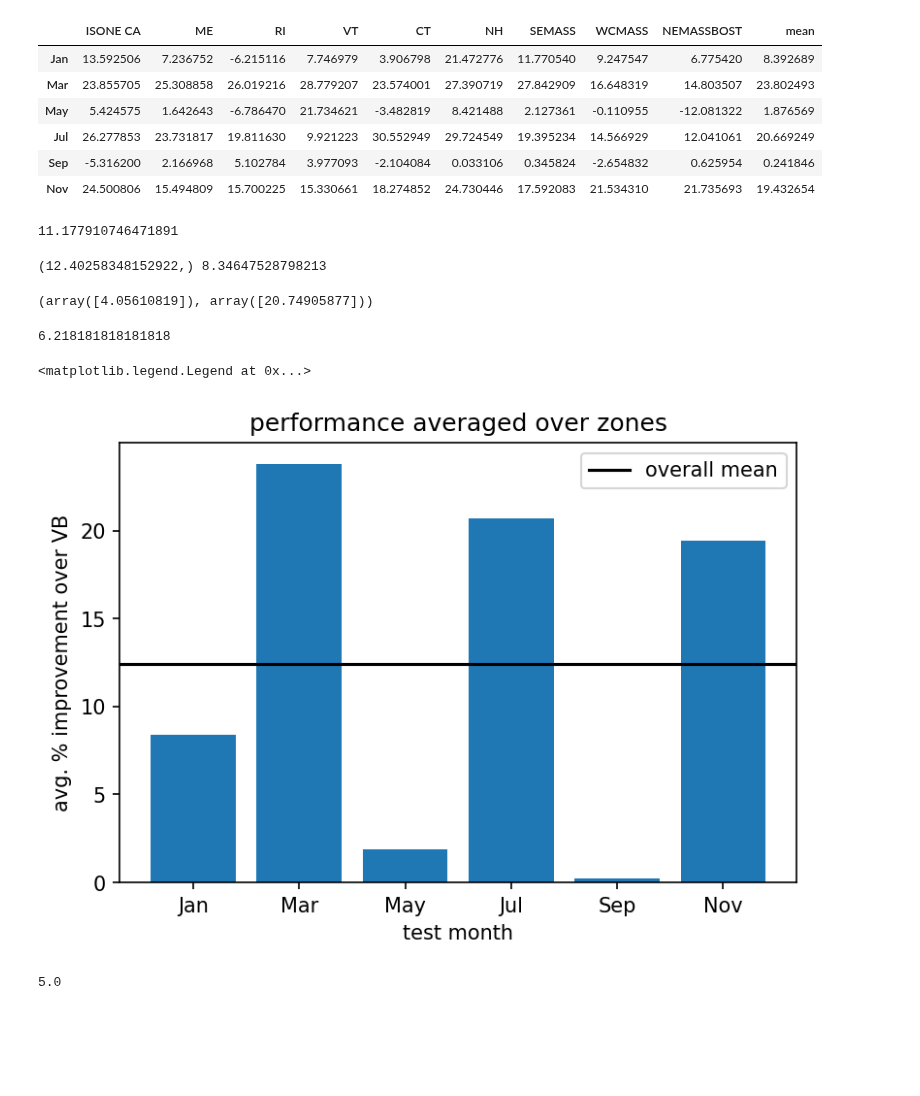
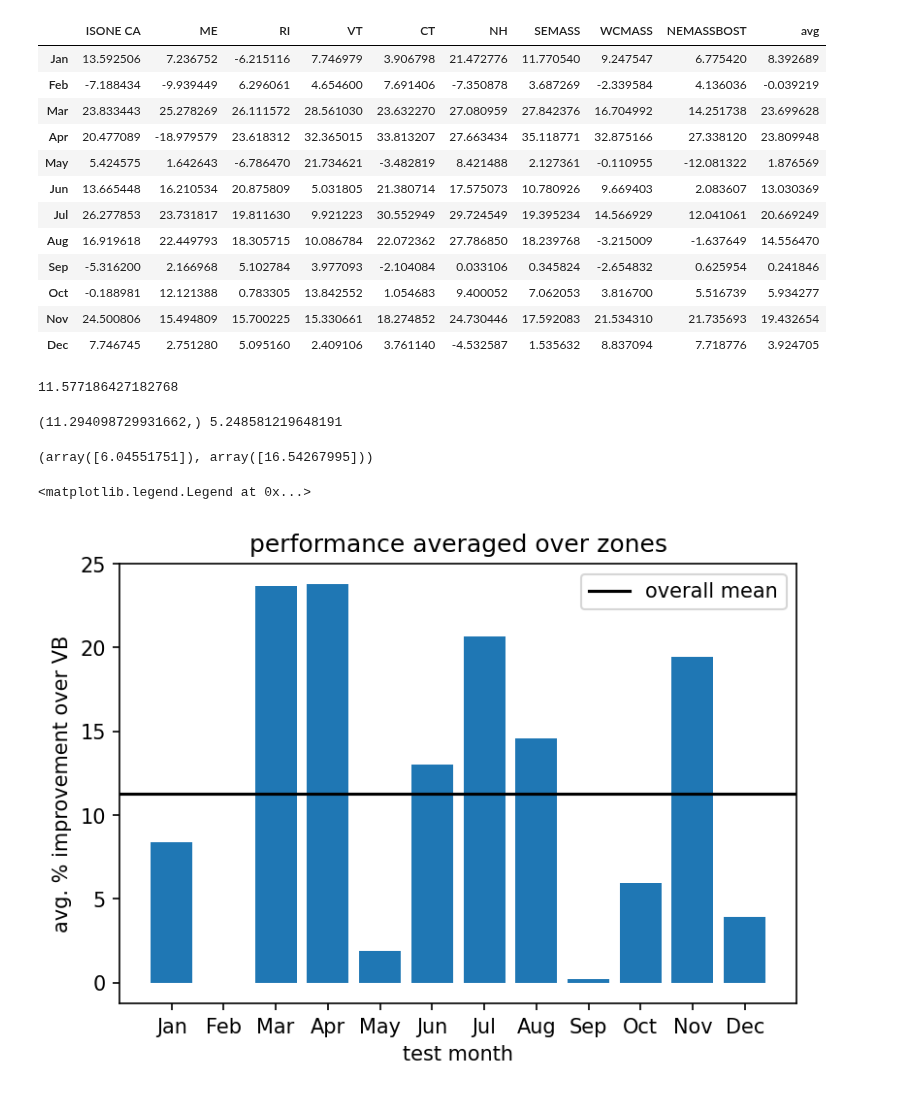
Before and after one commit to AlexTMallen/koopman-forecasting, a Jupyter notebook: figures.ipynb, the cells around one changed output. Drawn from its saved outputs; the diff is of its cells as text; code cells hidden in the pictures; blank space fills up the shorter version.

Commit message:
all 12 months vanilla comparison

```diff
--- a/figures.ipynb
+++ b/figures.ipynb
@@ -13,6 +18,9 @@ zones = ['ISONE CA', 'ME', 'RI', 'VT', 'CT', 'NH', 'SEMASS', 'WCMASS', 'NEMASSBO
 
 test_z_scores_dict = dict()
 test_z_scores = []
+
+z_scores_dict = dict()
+z_scores = []
 
 relative_perfs = pd.DataFrame()
 relative = []
@@ -27,54 +35,55 @@ for fname in os.listdir(folder):
         month = fname[12:15]
         test_z_scores_dict[month] = np.load(os.path.join(folder, fname))
         test_z_scores.extend((test_z_scores_dict[month][:, :, 0][0]).tolist())
+    elif fname.endswith("z_scores.npy"):
+        month = fname[12:15]
+        z_scores_dict[month] = np.load(os.path.join(folder, fname))
+        z_scores.extend((z_scores_dict[month][:, :, 0][0]).tolist())
 relative_perfs.index = ['ISONE CA', 'ME', 'RI', 'VT', 'CT', 'NH', 'SEMASS', 'WCMASS', 'NEMASSBOST']
 relative_perfs = relative_perfs.T
-relative_perfs = relative_perfs.loc[["Jan", "Mar", "May", "Jul", "Sep", "Nov"]]
+relative_perfs = relative_perfs.loc[["Jan", "Feb", "Mar", "Apr", "May", "Jun", "Jul", "Aug", "Sep", "Oct", "Nov", "Dec"]]
 # %%
-relative_perfs["mean"] = relative_perfs.mean(axis=1)
+relative_perfs["avg"] = relative_perfs.mean(axis=1)
 relative_perfs
 # %% [output]
-|  | ISONE CA | ME | RI | VT | CT | NH | SEMASS | WCMASS | NEMASSBOST | mean |
+|  | ISONE CA | ME | RI | VT | CT | NH | SEMASS | WCMASS | NEMASSBOST | avg |
 | Jan | 13.592506 | 7.236752 | -6.215116 | 7.746979 | 3.906798 | 21.472776 | 11.770540 | 9.247547 | 6.775420 | 8.392689 |
-| Mar | 23.855705 | 25.308858 | 26.019216 | 28.779207 | 23.574001 | 27.390719 | 27.842909 | 16.648319 | 14.803507 | 23.802493 |
+| Feb | -7.188434 | -9.939449 | 6.296061 | 4.654600 | 7.691406 | -7.350878 | 3.687269 | -2.339584 | 4.136036 | -0.039219 |
+| Mar | 23.833443 | 25.278269 | 26.111572 | 28.561030 | 23.632270 | 27.080959 | 27.842376 | 16.704992 | 14.251738 | 23.699628 |
+| Apr | 20.477089 | -18.979579 | 23.618312 | 32.365015 | 33.813207 | 27.663434 | 35.118771 | 32.875166 | 27.338120 | 23.809948 |
 | May | 5.424575 | 1.642643 | -6.786470 | 21.734621 | -3.482819 | 8.421488 | 2.127361 | -0.110955 | -12.081322 | 1.876569 |
+| Jun | 13.665448 | 16.210534 | 20.875809 | 5.031805 | 21.380714 | 17.575073 | 10.780926 | 9.669403 | 2.083607 | 13.030369 |
 | Jul | 26.277853 | 23.731817 | 19.811630 | 9.921223 | 30.552949 | 29.724549 | 19.395234 | 14.566929 | 12.041061 | 20.669249 |
+| Aug | 16.919618 | 22.449793 | 18.305715 | 10.086784 | 22.072362 | 27.786850 | 18.239768 | -3.215009 | -1.637649 | 14.556470 |
 | Sep | -5.316200 | 2.166968 | 5.102784 | 3.977093 | -2.104084 | 0.033106 | 0.345824 | -2.654832 | 0.625954 | 0.241846 |
+| Oct | -0.188981 | 12.121388 | 0.783305 | 13.842552 | 1.054683 | 9.400052 | 7.062053 | 3.816700 | 5.516739 | 5.934277 |
 | Nov | 24.500806 | 15.494809 | 15.700225 | 15.330661 | 18.274852 | 24.730446 | 17.592083 | 21.534310 | 21.735693 | 19.432654 |
+| Dec | 7.746745 | 2.751280 | 5.095160 | 2.409106 | 3.761140 | -4.532587 | 1.535632 | 8.837094 | 7.718776 | 3.924705 |
 # %%
 np.std(relative)
 # %% [output]
-11.177910746471891
+11.577186427182768
 # %%
 # 95\% confidence interval (not accurate, these samples are not independent). We assume that the 6 months we tested on (every other month) are representative
 # of our overall performance on the 6 rounds of GEFCom2017. (maybe explain more why this is as fair of a comparison as it gets)
 me = np.mean(relative),
-er = np.std(perfs_by_zone, ddof=1) / np.sqrt(6)  # ?
+er = np.std(relative_perfs.avg, ddof=1) / np.sqrt(12)  # ?
 print(me, 2 * er)
 me - 2 * er, me + 2 * er
 # %% [output]
-(12.40258348152922,) 8.34647528798213
+(11.294098729931662,) 5.248581219648191
-(array([4.05610819]), array([20.74905877]))
+(array([6.04551751]), array([16.54267995]))
-# %%
-np.std(perfs_by_zone)
-9 * 7.6 / 11
-# %% [output]
-6.218181818181818
 # %%
 plt.figure(dpi=150)
-plt.bar(np.arange(6), relative_perfs["mean"], tick_label=relative_perfs.index)
+plt.bar(np.arange(12), relative_perfs.avg, tick_label=relative_perfs.index)
 plt.axhline(me, color="k", label="overall mean")
 plt.title("performance averaged over zones")
 plt.ylabel("avg. % improvement over VB")
 plt.xlabel("test month")
 plt.legend()
 # %% [output]
 <matplotlib.legend.Legend at 0x...>
-[figure, old version]
+[figure, new version]
-# %%
-np.std([10, 10, 10, 10, 10, 0, 0, 0, 0, 0])
-# %% [output]
-5.0
 # %%
 z_hist, bin_edges = np.histogram(test_z_scores, bins=40, range=(-5, 5), density=True)
 z_axis = (bin_edges[1:] + bin_edges[:-1]) / 2
```
Also changed, not shown: parts of 5 cells of this notebook.
